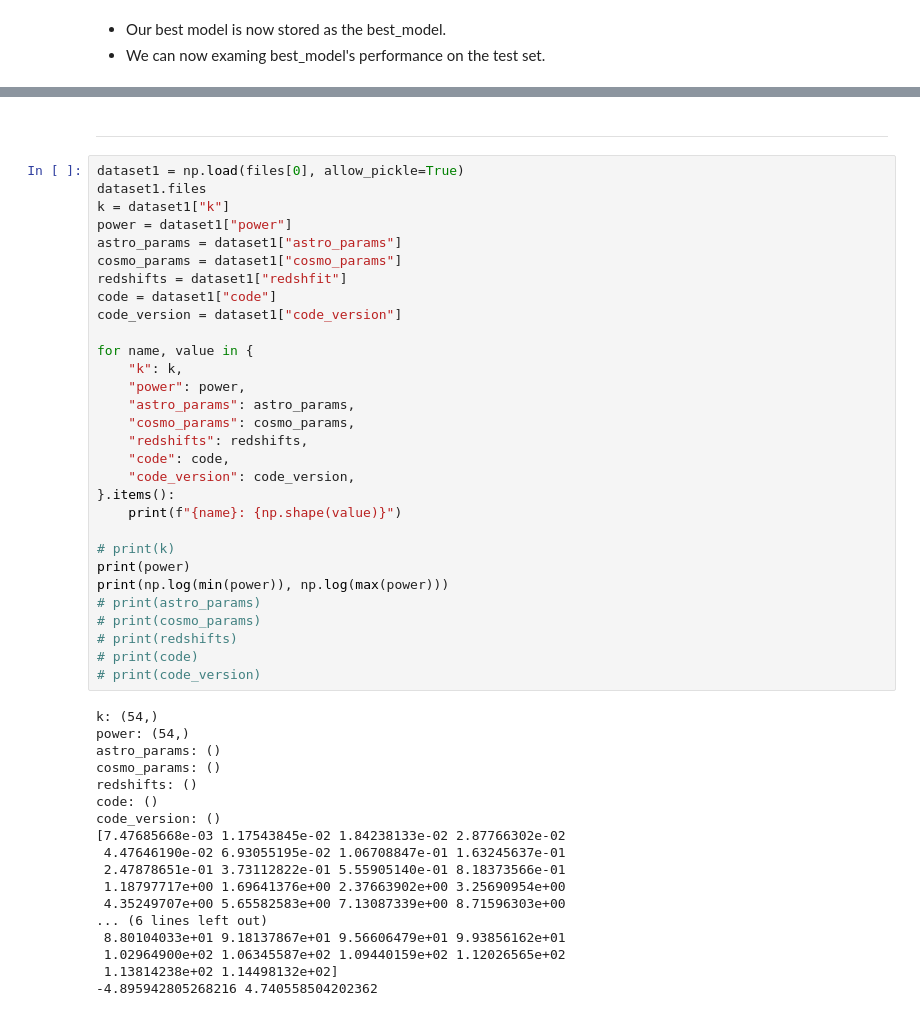
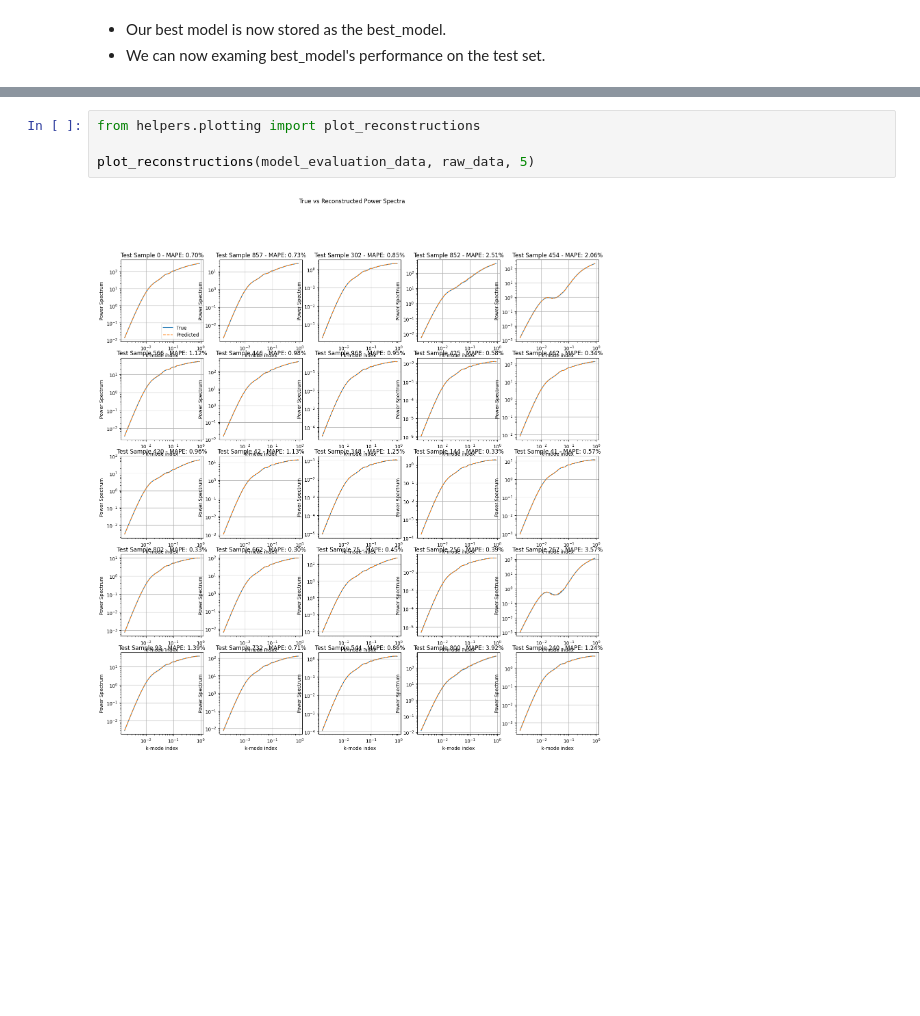
Before and after one commit to JoeyWee1/Machine-Learning-Enhanced-Inference-of-the-21-cm-Power-Spectrum-at-Cosmic-Dawn, a Jupyter notebook: ML_inference.ipynb, the cells around one changed output, grey strips where cells are left out. Cells and saved outputs as stored; diff of their text form; blank space fills up the shorter version.

```diff
--- a/ML_inference.ipynb
+++ b/ML_inference.ipynb
@@ -802,50 +413,6 @@ Mean error:       248.504 %
-# %% [markdown]
----------------------------------------
-# %%
-dataset1 = np.load(files[0], allow_pickle=True)
-dataset1.files
-k = dataset1["k"]
-power = dataset1["power"]
-astro_params = dataset1["astro_params"]
-cosmo_params = dataset1["cosmo_params"]
-redshifts = dataset1["redshfit"]
-code = dataset1["code"]
-code_version = dataset1["code_version"]
-
-for name, value in {
-    "k": k,
-    "power": power,
-    "astro_params": astro_params,
-    "cosmo_params": cosmo_params,
-    "redshifts": redshifts,
-    "code": code,
-    "code_version": code_version,
-}.items():
-    print(f"{name}: {np.shape(value)}")
-
-# print(k)
-print(power)
-print(np.log(min(power)), np.log(max(power)))
-# print(astro_params)
-# print(cosmo_params)
-# print(redshifts)
-# print(code)
-# print(code_version)
-# %% [output]
-k: (54,)
-power: (54,)
-astro_params: ()
-cosmo_params: ()
-redshifts: ()
-code: ()
-code_version: ()
-[7.47685668e-03 1.17543845e-02 1.84238133e-02 2.87766302e-02
- 4.47646190e-02 6.93055195e-02 1.06708847e-01 1.63245637e-01
- 2.47878651e-01 3.73112822e-01 5.55905140e-01 8.18373566e-01
- 1.18797717e+00 1.69641376e+00 2.37663902e+00 3.25690954e+00
- 4.35249707e+00 5.65582583e+00 7.13087339e+00 8.71596303e+00
-... (6 lines left out)
- 8.80104033e+01 9.18137867e+01 9.56606479e+01 9.93856162e+01
- 1.02964900e+02 1.06345587e+02 1.09440159e+02 1.12026565e+02
- 1.13814238e+02 1.14498132e+02]
--4.895942805268216 4.740558504202362
+# %%
+from helpers.plotting import plot_reconstructions
+
+plot_reconstructions(model_evaluation_data, raw_data, 5)
+# %% [output]
+[figure, added]
```
Also changed, not shown: parts of 14 cells of this notebook, 2 other files.
